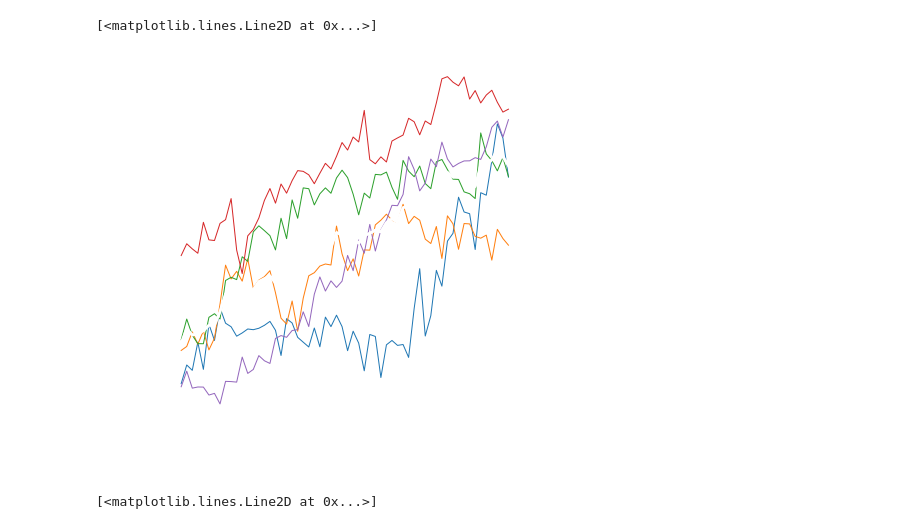
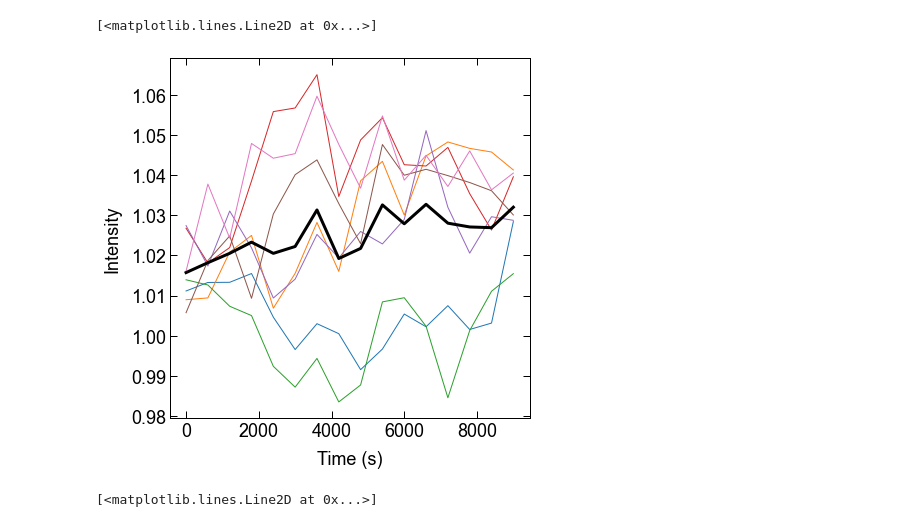
Before and after one commit to datamilas/Python-analysis, a Jupyter notebook: Ablation kinetics/ablation_kinetics_analysis.ipynb, the cells around one changed output. Saved outputs shown, nothing was run; the diff lists cells and outputs as text; code cells hidden in the pictures.

```diff
--- a/Ablation kinetics/ablation_kinetics_analysis.ipynb
+++ b/Ablation kinetics/ablation_kinetics_analysis.ipynb
@@ -20,15 +20,15 @@ dt = 15 #frame interval in seconds
 #dt = 30 #frame interval in seconds
 
 
-directory = 'Par1_Jupiter//'
-title="Par1_ablation"
-dt = 30 #frame interval in seconds
+#directory = 'Par1_Jupiter//'
+#title="Par1_ablation"
+#dt = 30 #frame interval in seconds
 
 
 
-directory = 'Par1_Baz//'
-title="Bazooka_ablation"
-dt = 60 #frame interval in seconds
+#directory = 'Par1_Baz//'
+#title="Bazooka_ablation"
+#dt = 60 #frame interval in seconds
 
 
 #directory = 'Par1_Jupiter_long//'
@@ -36,9 +36,9 @@ dt = 60 #frame interval in seconds
 #dt = 600 #frame interval in seconds
 
 
-#directory = 'aPKC_Baz_long//'
-#title="aPKC_Baz_ablation"
-#dt = 600 #frame interval in seconds
+directory = 'aPKC_Baz_long//'
+title="aPKC_Baz_ablation"
+dt = 600 #frame interval in seconds
 
 
 #directory = 'Par1_Baz_long//'
@@ -68,11 +68,11 @@ info_df = pd.DataFrame(data={"directory": directories, "timeinterval": timeinter
 #channel_color = "green"
 #info_subdf = info_df[(info_df.green_channel == "Baz")]# & (info_df.directory == "Baz_Jupiter_polar//")]
 
-channel_color = "red"
-info_subdf = info_df[(info_df.red_channel == "Baz") & (info_df.timeinterval == 60)]
+#channel_color = "red"
+#info_subdf = info_df[(info_df.red_channel == "Baz") & (info_df.timeinterval == 600)]
 
-#channel_color = "green"
-#info_subdf = info_df[(info_df.green_channel == "aPKC")]# & (info_df.red_channel == "Jupiter")]
+channel_color = "green"
+info_subdf = info_df[(info_df.green_channel == "aPKC")]# & (info_df.red_channel == "Jupiter")]
 
 
 intensities_all = pd.DataFrame()
@@ -92,9 +92,9 @@ for directory in info_subdf.directory.unique():
 
 
             #subtract background
-            intensities["Background_norm"] = (intensities.Mean-background.Mean)
+            #intensities["Background_norm"] = (intensities.Mean-background.Mean)
             #intensities["Background_norm"] = (intensities.Mean-background.Mean)/background.Mean
-            #intensities["Background_norm"] = intensities.Mean
+            intensities["Background_norm"] = intensities.Mean/background.Mean
 
             intensities["Mean"] = intensities.Background_norm
 
@@ -132,7 +132,7 @@ plt.rcParams['axes.linewidth'] = 1
 
 
 COLOR = 'black'
-COLOR = 'white'
+#COLOR = 'white'
 
 
 mpl.rcParams['text.color'] = COLOR
@@ -157,34 +157,34 @@ ax = fig.add_axes([0, 0, 1, 1])
 # Edit the major and minor ticks of the x and y axes
 ax.xaxis.set_tick_params(which='major', size=7, width=1, direction='in', top='on')
 ax.xaxis.set_tick_params(which='minor', size=7, width=1, direction='in', top='on')
 ax.yaxis.set_tick_params(which='major', size=7, width=1, direction='in', right='on')
 ax.yaxis.set_tick_params(which='minor', size=7, width=1, direction='in', right='on')
 
 # Add the x and y-axis labels
 ax.set_xlabel('Time (s)', labelpad=10)
 ax.set_ylabel('Intensity', labelpad=10)
 
 
 
 
 df = pd.DataFrame(index=np.arange(0,11000,30))
 
 for oocyte in intensities_all.columns[0::2]:
     ax.plot(intensities_all[oocyte+"_time"], intensities_all[oocyte], linewidth=1)
 
     df[oocyte] = np.nan
     for idx, time in enumerate(intensities_all[oocyte+"_time"].dropna()):
         df.loc[int(time)][oocyte] = intensities_all[oocyte][idx]
 
 
 
 
 df.dropna(axis = 0, how = 'all', inplace=True)
 df['Mean'] = df.mean(axis=1)
 ax.plot(df.index.values, df.Mean, linewidth=3, color=COLOR)
 # %% [output]
 [<matplotlib.lines.Line2D at 0x...>]
-[figure, old version]
+[figure, new version]
 # %%
 title="Baz_ablation_1h_with_Par1"
 fig.savefig(f'{title}_{COLOR}.pdf', dpi=300, transparent=True, bbox_inches='tight')
```
Also changed, not shown: 45 other files.
